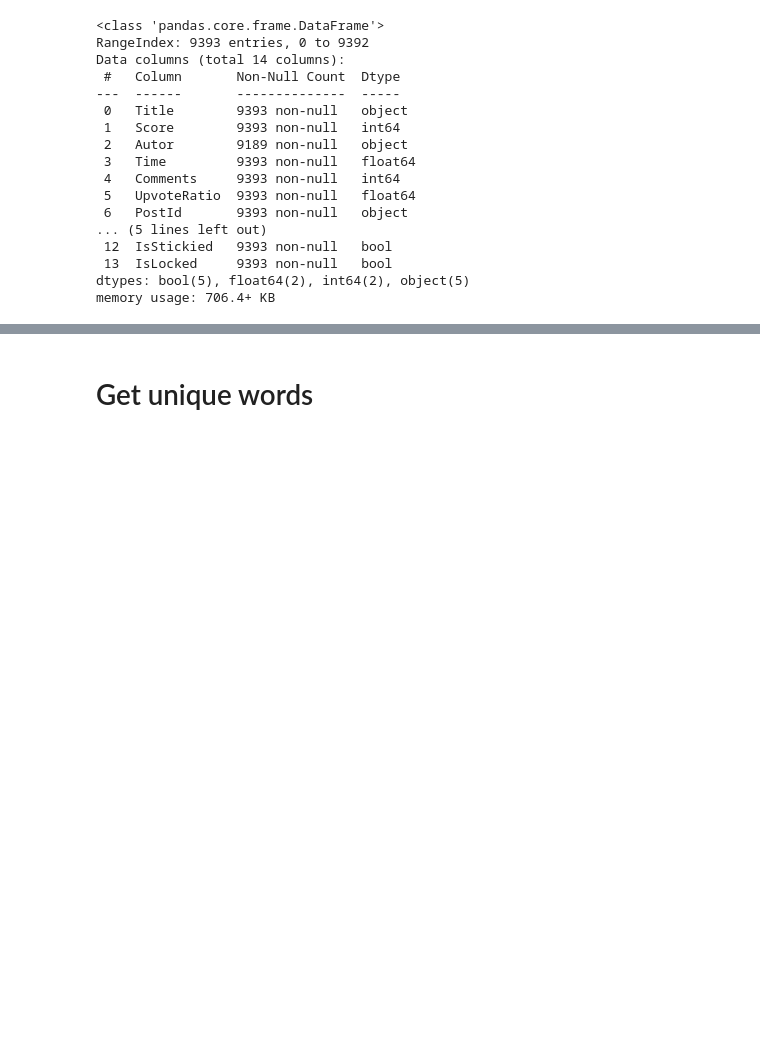
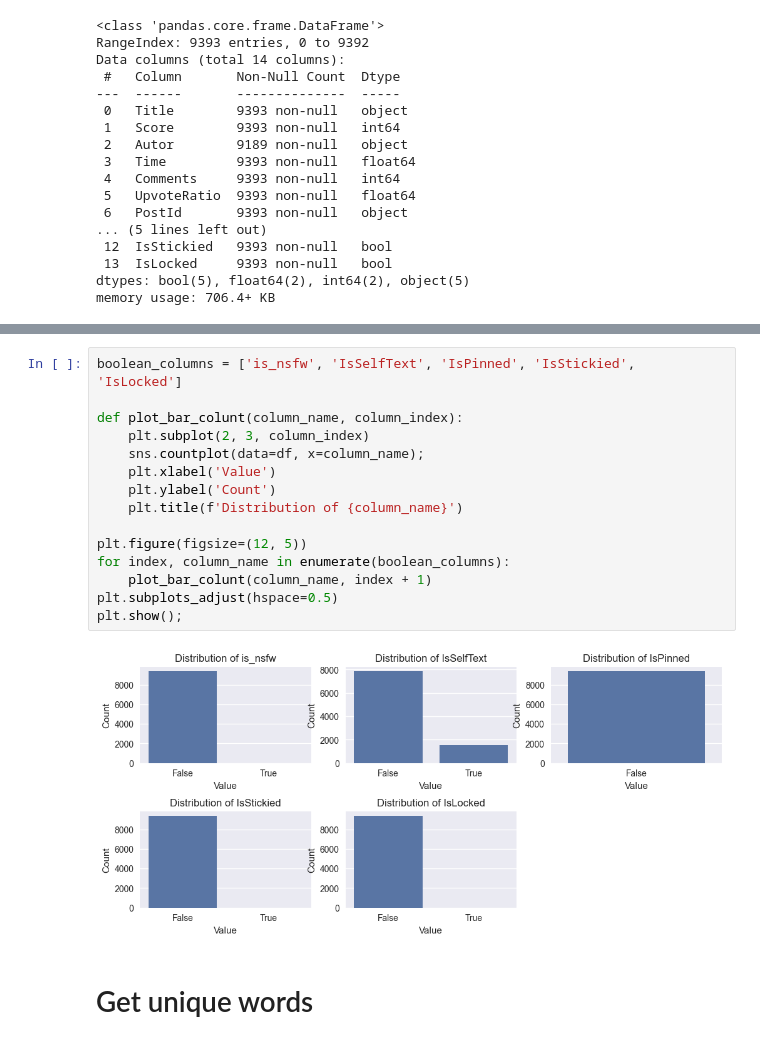
Before and after one commit to mlgomez0/advanced_python_project, a Jupyter notebook: notebooks/climate_change_visualizations.ipynb, the cells around one changed output, grey strips where cells are left out. Cells and saved outputs as stored; diff of their text form; blank space fills up the shorter version.

```diff
--- a/notebooks/climate_change_visualizations.ipynb
+++ b/notebooks/climate_change_visualizations.ipynb
@@ -36,3 +57,20 @@ memory usage: 706.4+ KB
+# %%
+boolean_columns = ['is_nsfw', 'IsSelfText', 'IsPinned', 'IsStickied', 'IsLocked']
+
+def plot_bar_colunt(column_name, column_index):
+    plt.subplot(2, 3, column_index)
+    sns.countplot(data=df, x=column_name);
+    plt.xlabel('Value')
+    plt.ylabel('Count')
+    plt.title(f'Distribution of {column_name}')
+
+plt.figure(figsize=(12, 5))
+for index, column_name in enumerate(boolean_columns):
+    plot_bar_colunt(column_name, index + 1)
+plt.subplots_adjust(hspace=0.5)
+plt.show();
+# %% [output]
+[figure, added]
 # %% [markdown]
 # Get unique words
 # %%
```
Also changed, not shown: parts of 8 cells of this notebook.
